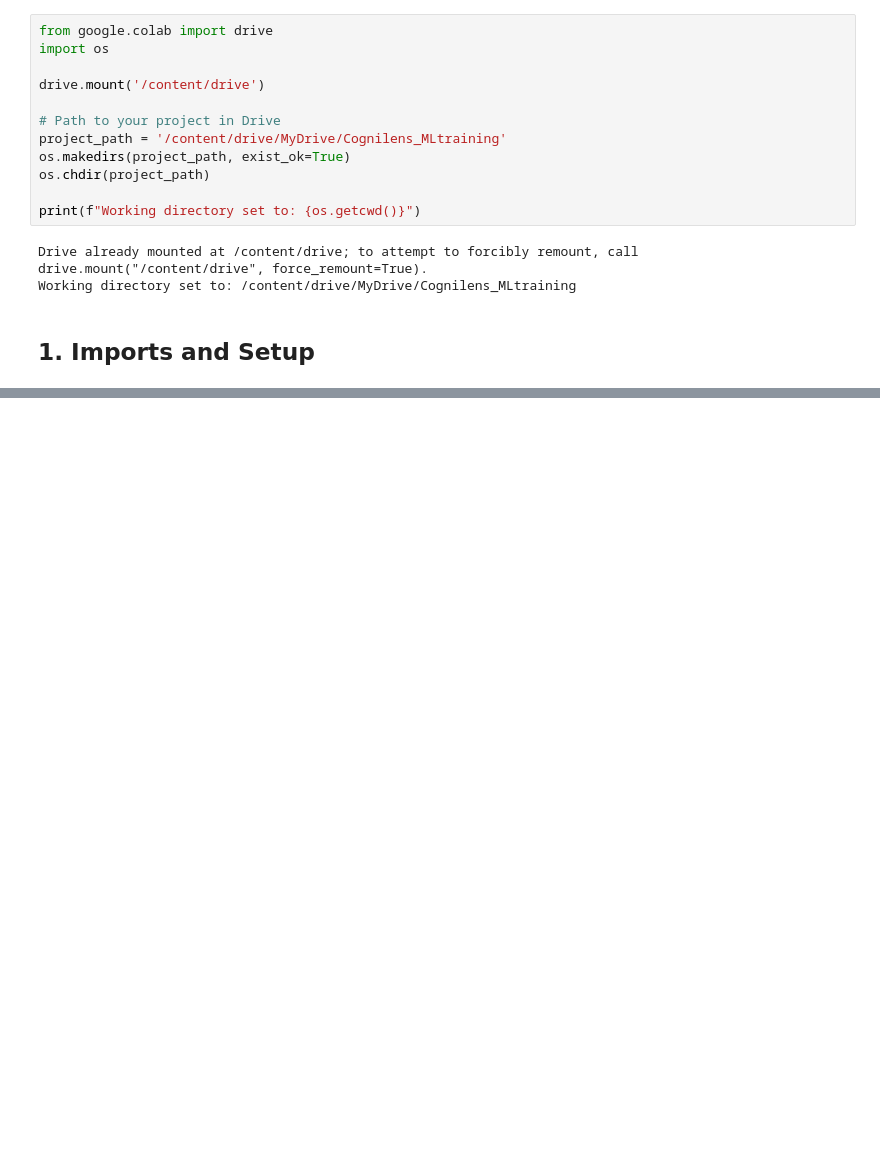
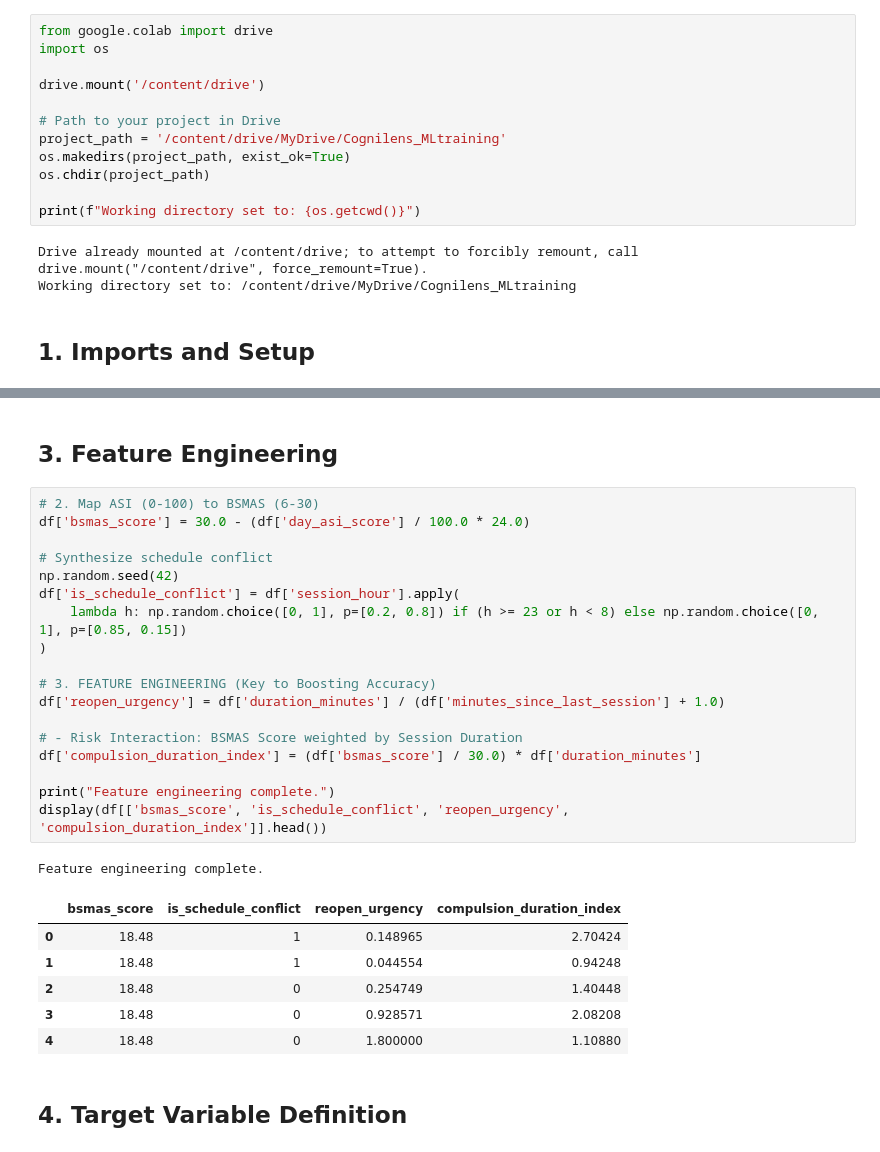
Before and after one commit to AmyMugeni/cognilens, a Jupyter notebook: Cognilens_ML_Pipeline.ipynb, the cells around one changed output, grey strips where cells are left out. Drawn from its saved outputs; the diff is of its cells as text; blank space fills up the shorter version.

```diff
--- a/Cognilens_ML_Pipeline.ipynb
+++ b/Cognilens_ML_Pipeline.ipynb
@@ -161,0 +52,30 @@ Saved winner to 'cognilens_best_model.joblib' ready for conversion to ONNX/TFLit
+# %% [markdown]
+## 3. Feature Engineering
+# %%
+# 2. Map ASI (0-100) to BSMAS (6-30)
+df['bsmas_score'] = 30.0 - (df['day_asi_score'] / 100.0 * 24.0)
+
+# Synthesize schedule conflict
+np.random.seed(42)
+df['is_schedule_conflict'] = df['session_hour'].apply(
+    lambda h: np.random.choice([0, 1], p=[0.2, 0.8]) if (h >= 23 or h < 8) else np.random.choice([0, 1], p=[0.85, 0.15])
+)
+
+# 3. FEATURE ENGINEERING (Key to Boosting Accuracy)
+df['reopen_urgency'] = df['duration_minutes'] / (df['minutes_since_last_session'] + 1.0)
+
+# - Risk Interaction: BSMAS Score weighted by Session Duration
+df['compulsion_duration_index'] = (df['bsmas_score'] / 30.0) * df['duration_minutes']
+
+print("Feature engineering complete.")
+display(df[['bsmas_score', 'is_schedule_conflict', 'reopen_urgency', 'compulsion_duration_index']].head())
+# %% [output]
+Feature engineering complete.
+|  | bsmas_score | is_schedule_conflict | reopen_urgency | compulsion_duration_index |
+| 0 | 18.48 | 1 | 0.148965 | 2.70424 |
+| 1 | 18.48 | 1 | 0.044554 | 0.94248 |
+| 2 | 18.48 | 0 | 0.254749 | 1.40448 |
+| 3 | 18.48 | 0 | 0.928571 | 2.08208 |
+| 4 | 18.48 | 0 | 1.800000 | 1.10880 |
+# %% [markdown]
+## 4. Target Variable Definition
```
Also changed, not shown: parts of 23 cells of this notebook.
